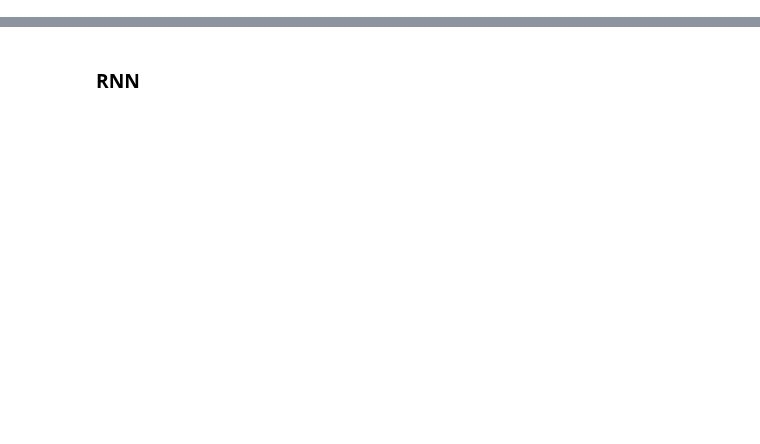
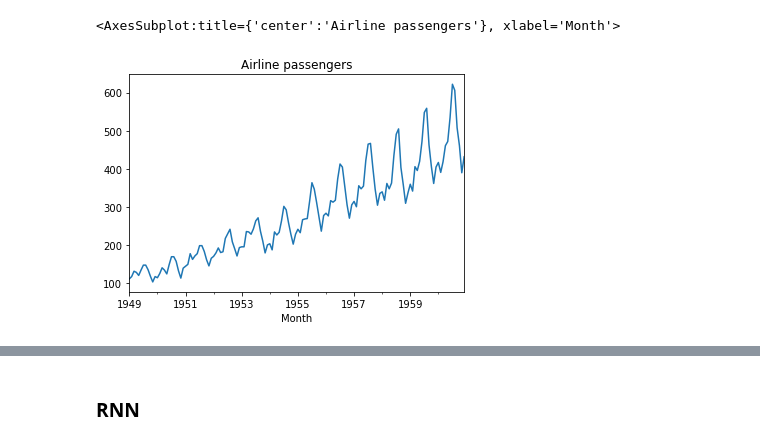
Before and after one commit to snuhcs/time-series-2022, a Jupyter notebook: Notebook/Lecture 6 - RNNs for Time-series.ipynb, the cells around one changed output, grey strips where cells are left out. Saved outputs shown, nothing was run; the diff lists cells and outputs as text; code cells hidden in the pictures; blank space fills up the shorter version.

```diff
--- a/Notebook/Lecture 6 - RNNs for Time-series.ipynb
+++ b/Notebook/Lecture 6 - RNNs for Time-series.ipynb
@@ -481,0 +135,11 @@ KeyError: 0
+# %%
+airline_location = 'https://raw.githubusercontent.com/jbrownlee/Datasets/master/airline-passengers.csv'
+dt = pd.read_csv(airline_location, index_col=0)
+dt.index = pd.to_datetime(dt.index)
+y = dt["Passengers"]
+y.name = "n_passengers"
+
+y.plot(title="Airline passengers")
+# %% [output]
+<AxesSubplot:title={'center':'Airline passengers'}, xlabel='Month'>
+[figure, added]
```
Also changed, not shown: parts of 108 cells of this notebook, 1 other file.
